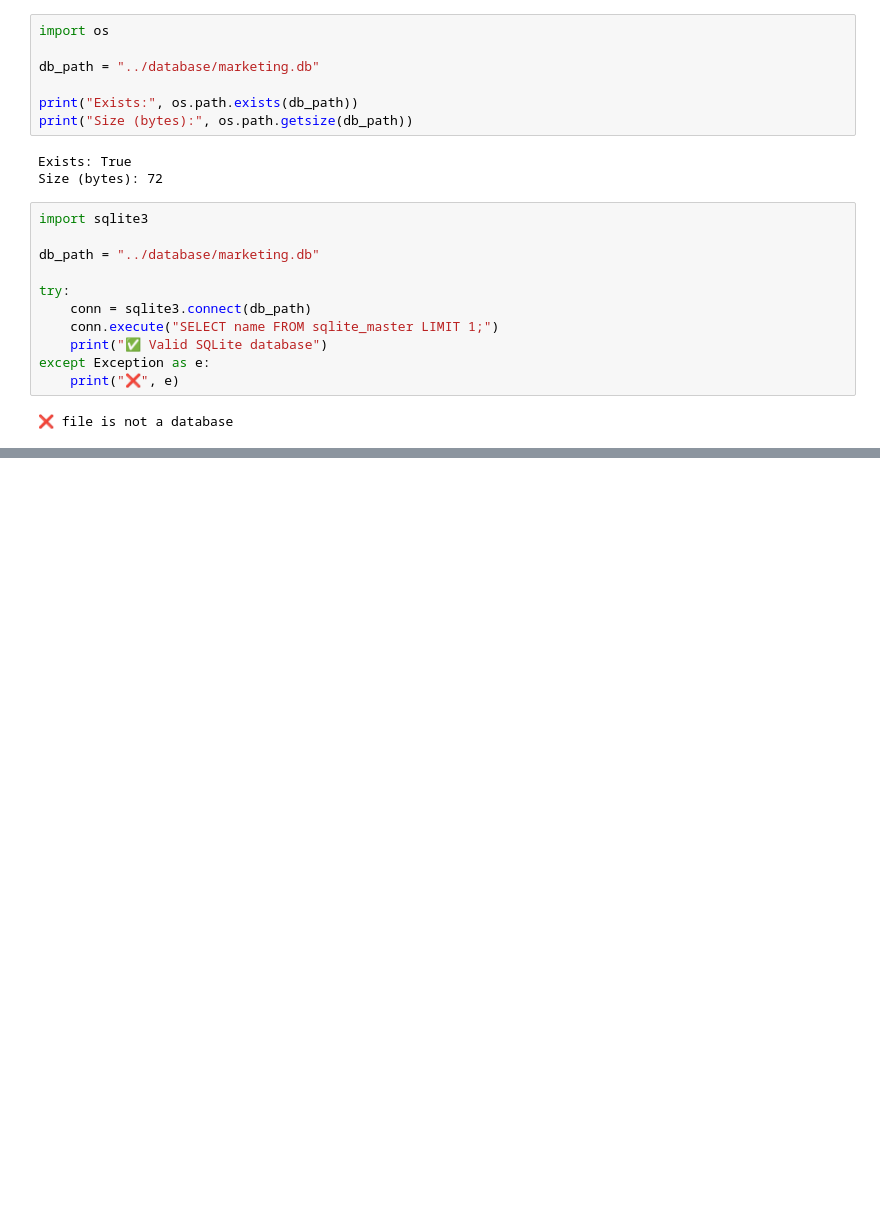
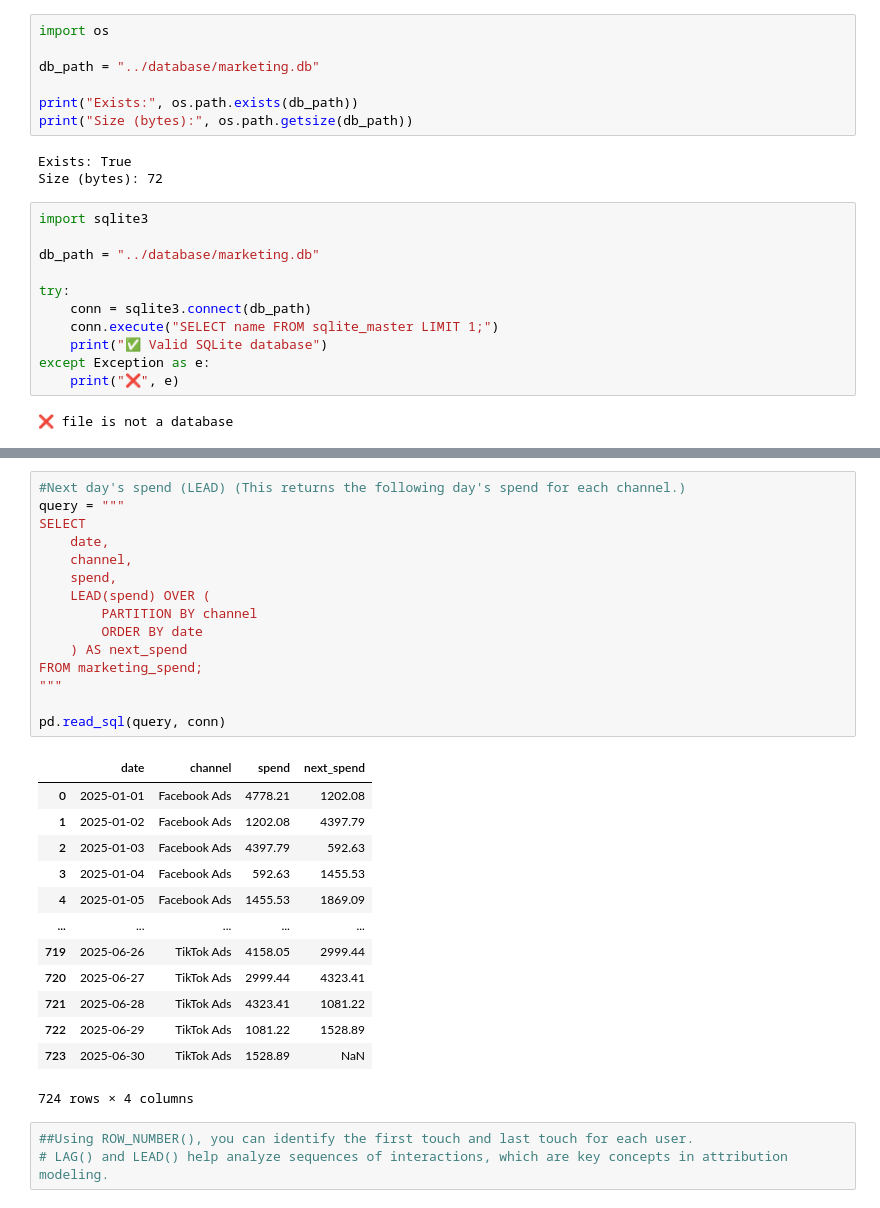
Before and after one commit to MarySabestine/Multi-Touch-Marketing-Attribution-ROI-Dashboard, a Jupyter notebook: notebook/SQL_Analysis.ipynb, the cells around one changed output, grey strips where cells are left out. Drawn from its saved outputs; the diff is of its cells as text; blank space fills up the shorter version.

```diff
--- a/notebook/SQL_Analysis.ipynb
+++ b/notebook/SQL_Analysis.ipynb
@@ -144,0 +478,32 @@ except Exception as e:
+# %%
+#Next day's spend (LEAD) (This returns the following day's spend for each channel.)
+query = """
+SELECT
+    date,
+    channel,
+    spend,
+    LEAD(spend) OVER (
+        PARTITION BY channel
+        ORDER BY date
+    ) AS next_spend
+FROM marketing_spend;
+"""
+
+pd.read_sql(query, conn)
+# %% [output]
+|  | date | channel | spend | next_spend |
+| 0 | 2025-01-01 | Facebook Ads | 4778.21 | 1202.08 |
+| 1 | 2025-01-02 | Facebook Ads | 1202.08 | 4397.79 |
+| 2 | 2025-01-03 | Facebook Ads | 4397.79 | 592.63 |
+| 3 | 2025-01-04 | Facebook Ads | 592.63 | 1455.53 |
+| 4 | 2025-01-05 | Facebook Ads | 1455.53 | 1869.09 |
+| ... | ... | ... | ... | ... |
+| 719 | 2025-06-26 | TikTok Ads | 4158.05 | 2999.44 |
+| 720 | 2025-06-27 | TikTok Ads | 2999.44 | 4323.41 |
+| 721 | 2025-06-28 | TikTok Ads | 4323.41 | 1081.22 |
+| 722 | 2025-06-29 | TikTok Ads | 1081.22 | 1528.89 |
+| 723 | 2025-06-30 | TikTok Ads | 1528.89 | NaN |
+724 rows × 4 columns
+# %%
+##Using ROW_NUMBER(), you can identify the first touch and last touch for each user.
+# LAG() and LEAD() help analyze sequences of interactions, which are key concepts in attribution modeling.
```
Also changed, not shown: parts of 22 cells of this notebook, 1 other file.
